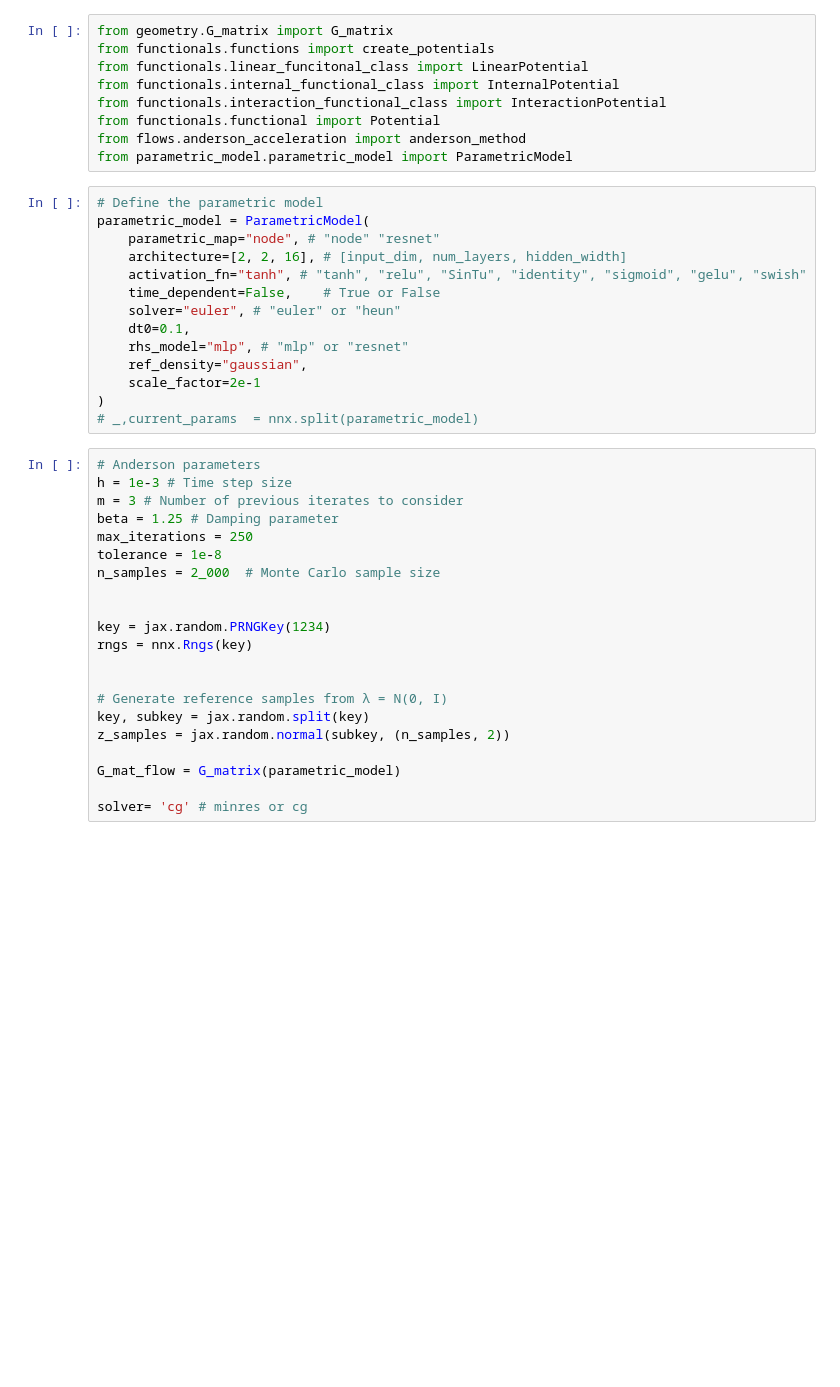
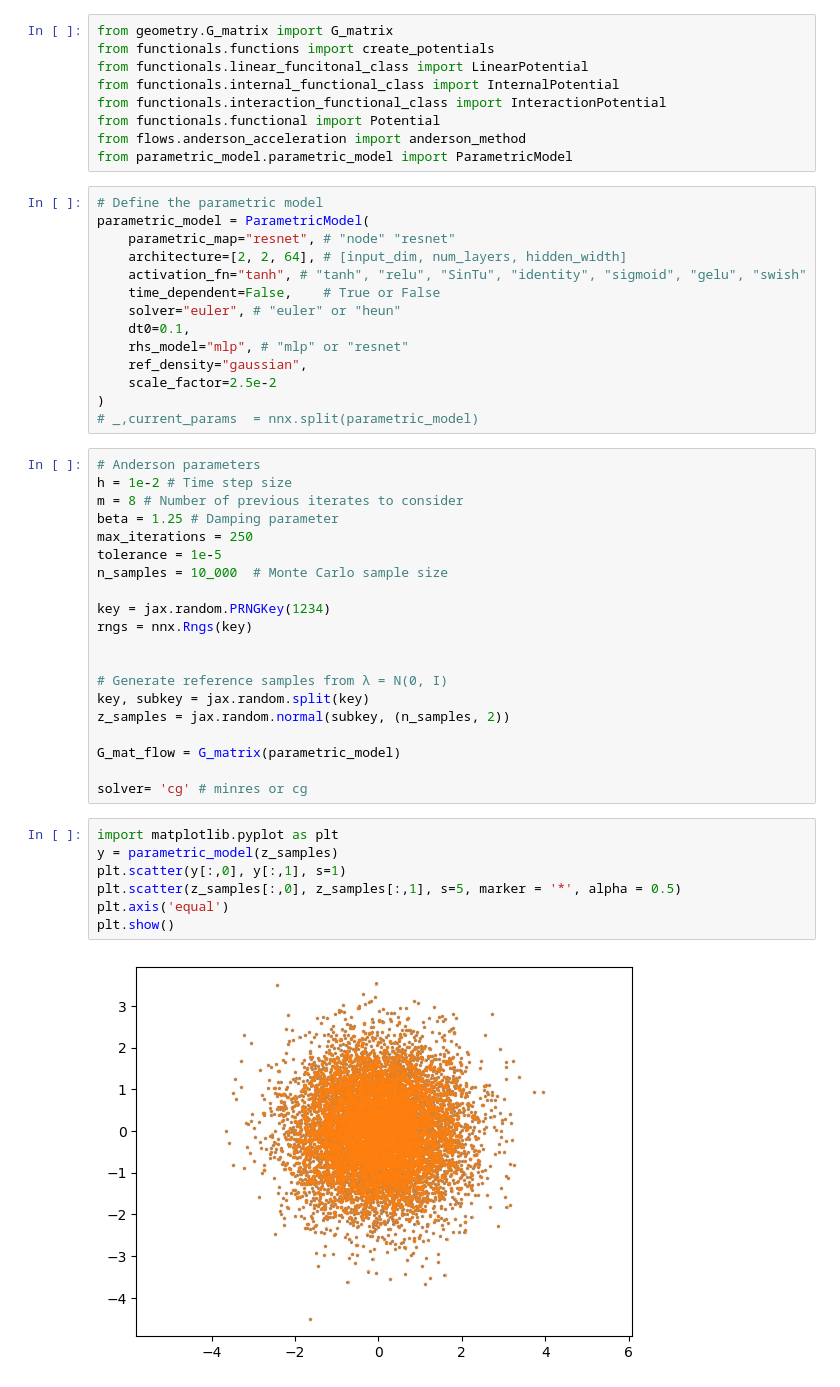
Before and after one commit to SebasGutHdz/Parametric-Wasserstein-Flows, a Jupyter notebook: anderson_acceleration_test.ipynb, the cells around one changed output. Saved outputs shown, nothing was run; the diff lists cells and outputs as text; blank space fills up the shorter version.

```diff
--- a/anderson_acceleration_test.ipynb
+++ b/anderson_acceleration_test.ipynb
@@ -25,26 +25,25 @@ from parametric_model.parametric_model import ParametricModel
 # %%
 # Define the parametric model
 parametric_model = ParametricModel(
-    parametric_map="node", # "node" "resnet"
-    architecture=[2, 2, 16], # [input_dim, num_layers, hidden_width]
+    parametric_map="resnet", # "node" "resnet"
+    architecture=[2, 2, 64], # [input_dim, num_layers, hidden_width]
     activation_fn="tanh", # "tanh", "relu", "SinTu", "identity", "sigmoid", "gelu", "swish"
     time_dependent=False,    # True or False
     solver="euler", # "euler" or "heun"
     dt0=0.1,
     rhs_model="mlp", # "mlp" or "resnet"
     ref_density="gaussian",
-    scale_factor=2e-1
+    scale_factor=2.5e-2
 )
 # _,current_params  = nnx.split(parametric_model)
 # %%
 # Anderson parameters
-h = 1e-3 # Time step size
-m = 3 # Number of previous iterates to consider
+h = 1e-2 # Time step size
+m = 8 # Number of previous iterates to consider
 beta = 1.25 # Damping parameter
 max_iterations = 250
-tolerance = 1e-8
-n_samples = 2_000  # Monte Carlo sample size
-
+tolerance = 1e-5
+n_samples = 10_000  # Monte Carlo sample size
 
 key = jax.random.PRNGKey(1234)
 rngs = nnx.Rngs(key)
@@ -57,5 +56,14 @@ z_samples = jax.random.normal(subkey, (n_samples, 2))
 G_mat_flow = G_matrix(parametric_model)
 
 solver= 'cg' # minres or cg
+# %%
+import matplotlib.pyplot as plt
+y = parametric_model(z_samples)
+plt.scatter(y[:,0], y[:,1], s=1)
+plt.scatter(z_samples[:,0], z_samples[:,1], s=5, marker = '*', alpha = 0.5)
+plt.axis('equal')
+plt.show()
+# %% [output]
+[figure, added]
 # %%
 from functionals.functions import double_well_potential_fn, styblinski_tang_potential_fn, aggregation_potential_fn,zero_potential_fn
```
Also changed, not shown: parts of 4 cells of this notebook, 8 other files.
